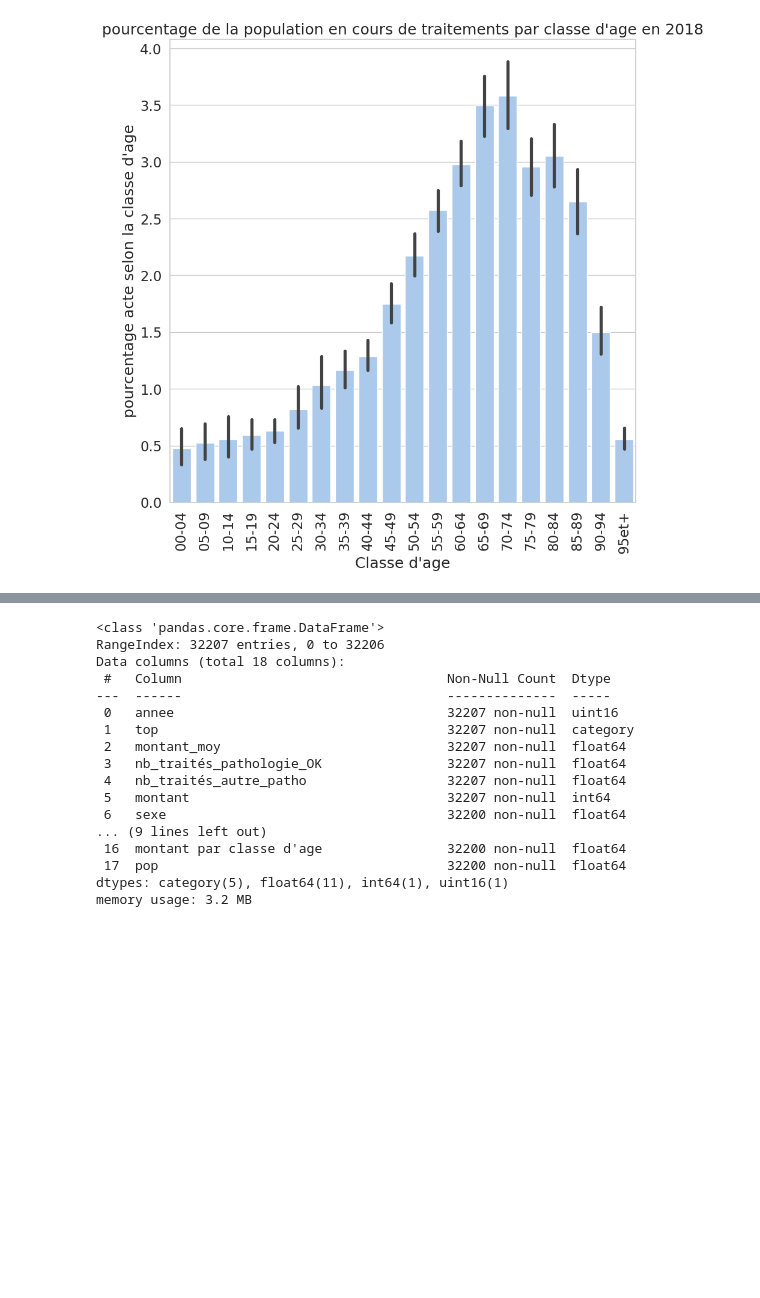
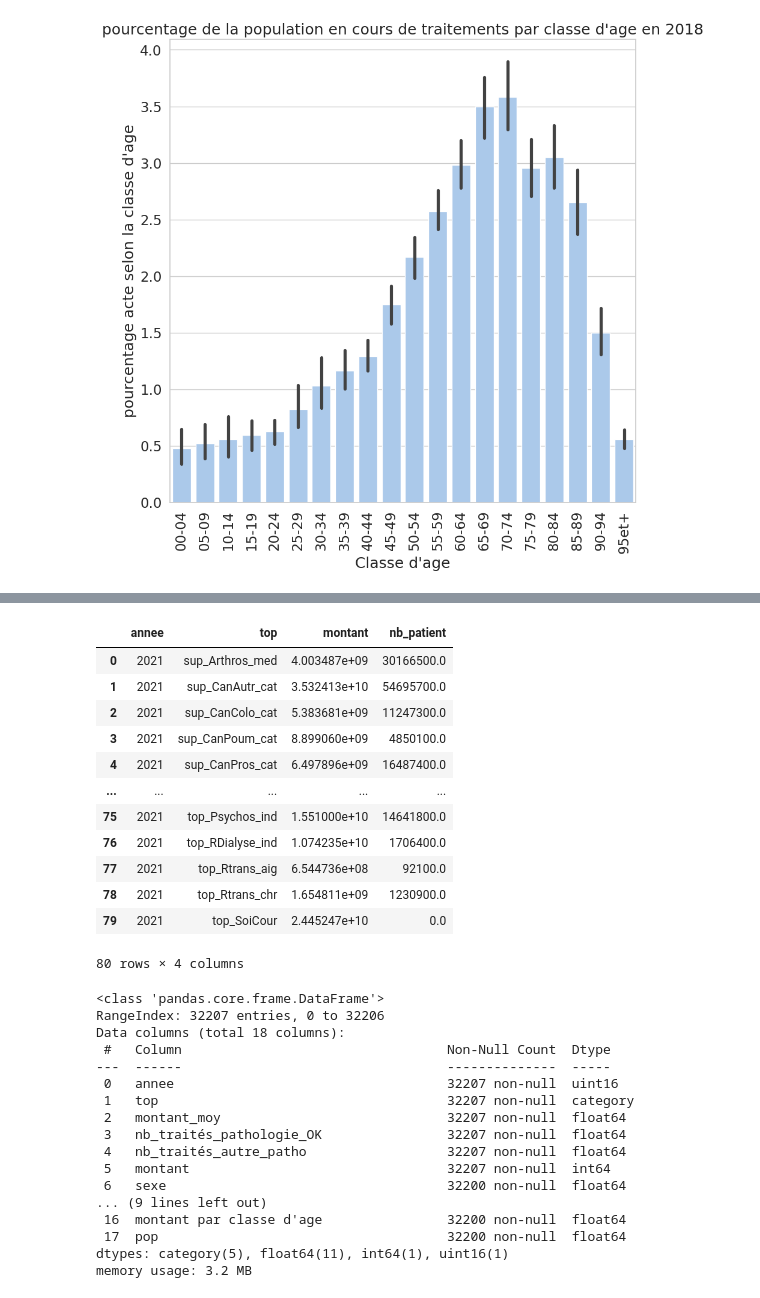
Before and after one commit to barrmath/data_maladie, a Jupyter notebook: Analyse graphique.ipynb, the cells around one changed output, grey strips where cells are left out. Cells and saved outputs as stored; diff of their text form; code cells hidden in the pictures; blank space fills up the shorter version.

```diff
--- a/Analyse graphique.ipynb
+++ b/Analyse graphique.ipynb
@@ -165,3 +177,20 @@ plt.show()
+# %%
+amelie2021 = data_amelie[data_amelie['annee']==2021].copy()
+amelie2021.groupby(by=['annee','top'],observed=True).agg(montant=('montant','mean'),nb_patient=('nb_traités_pathologie_OK','mean')).reset_index()
+# %% [output]
+|  | annee | top | montant | nb_patient |
+| 0 | 2021 | sup_Arthros_med | 4.003487e+09 | 30166500.0 |
+| 1 | 2021 | sup_CanAutr_cat | 3.532413e+10 | 54695700.0 |
+| 2 | 2021 | sup_CanColo_cat | 5.383681e+09 | 11247300.0 |
+| 3 | 2021 | sup_CanPoum_cat | 8.899060e+09 | 4850100.0 |
+| 4 | 2021 | sup_CanPros_cat | 6.497896e+09 | 16487400.0 |
+| ... | ... | ... | ... | ... |
+| 75 | 2021 | top_Psychos_ind | 1.551000e+10 | 14641800.0 |
+| 76 | 2021 | top_RDialyse_ind | 1.074235e+10 | 1706400.0 |
+| 77 | 2021 | top_Rtrans_aig | 6.544736e+08 | 92100.0 |
+| 78 | 2021 | top_Rtrans_chr | 1.654811e+09 | 1230900.0 |
+| 79 | 2021 | top_SoiCour | 2.445247e+10 | 0.0 |
+80 rows × 4 columns
 # %%
 data_amelie.info()
 # %% [output]
```
Also changed, not shown: parts of 3 cells of this notebook, 1 other file.
